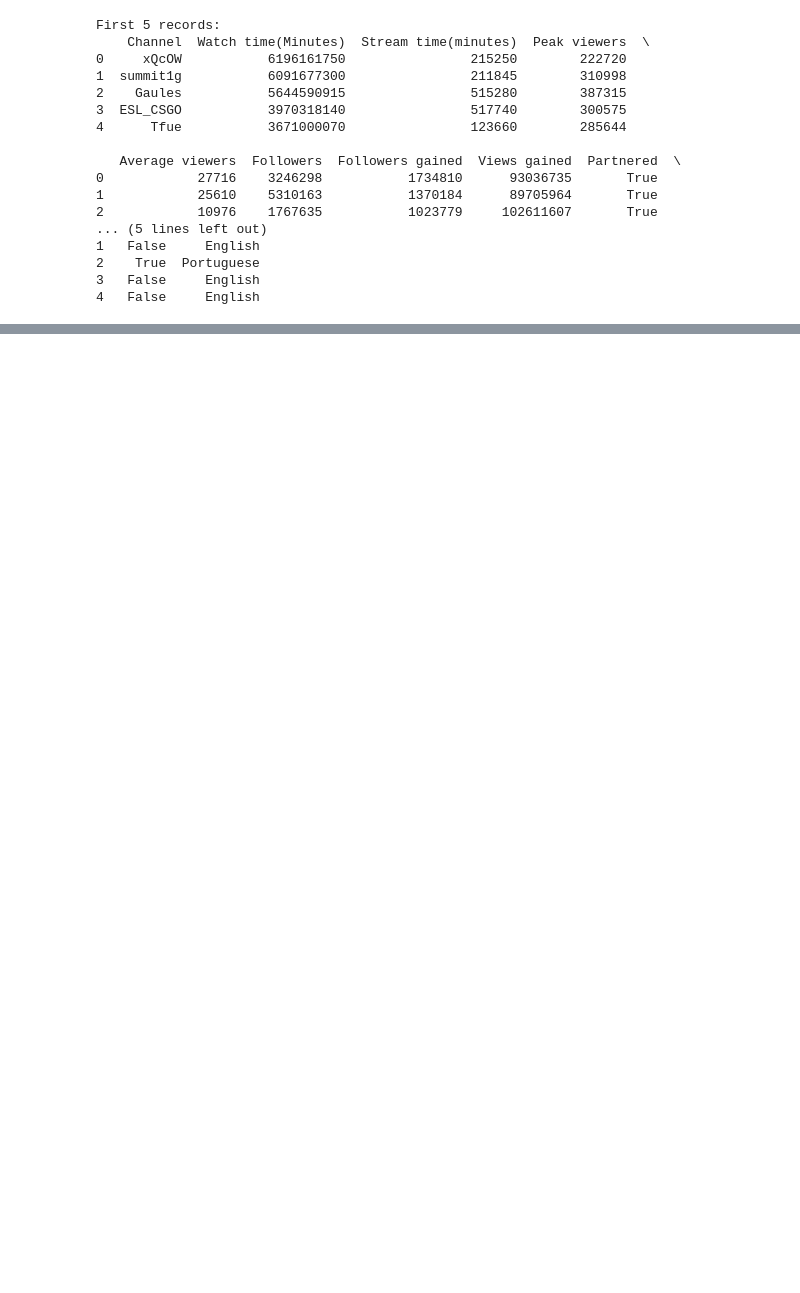
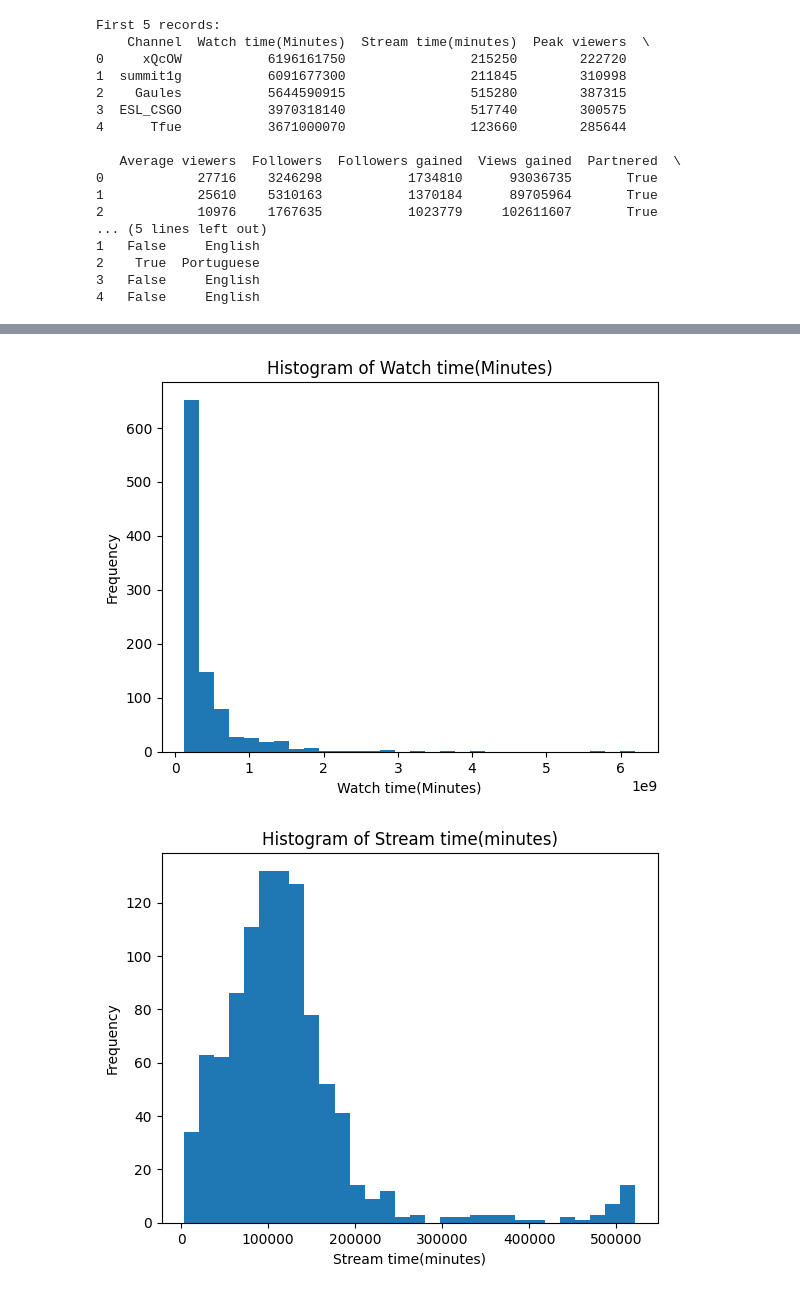
Before and after one commit to datasheng/csc46000-team-project-the-entrepreneurz, a Jupyter notebook: ortiz_eda.ipynb, the cells around one changed output, grey strips where cells are left out. Cells and saved outputs as stored; diff of their text form; code cells hidden in the pictures; blank space fills up the shorter version.

```diff
--- a/ortiz_eda.ipynb
+++ b/ortiz_eda.ipynb
@@ -23,3 +26,9 @@ First 5 records:
 2    True  Portuguese
 3   False     English
 4   False     English
+# %%
+# Identify columns by dtype
+numeric_cols = df.select_dtypes(include=[np.number]).columns.tolist()
+bool_cols = df.select_dtypes(include=['bool']).columns.tolist()
+cat_cols = df.select_dtypes(include=['object']).columns.tolist() + bool_cols
+numeric_cols, bool_cols, cat_cols
@@ -25,0 +74,13 @@ First 5 records:
+# %%
+# Histograms for numeric; bar charts for categorical
+for col in numeric_cols:
+    df[col].plot(kind='hist', bins=30, title=f'Histogram of {col}')
+    plt.xlabel(col); plt.ylabel('Frequency'); plt.show()
+
+for col in cat_cols:
+    counts = df[col].value_counts().sort_values(ascending=False).head(20)
+    counts.plot(kind='bar', title=f'Bar chart of {col} (Top {len(counts)})')
+    plt.xlabel(col); plt.ylabel('Count'); plt.show()
+# %% [output]
+[figure, added]
+[figure, added]
```
Also changed, not shown: parts of 10 cells of this notebook, 9 other files.
